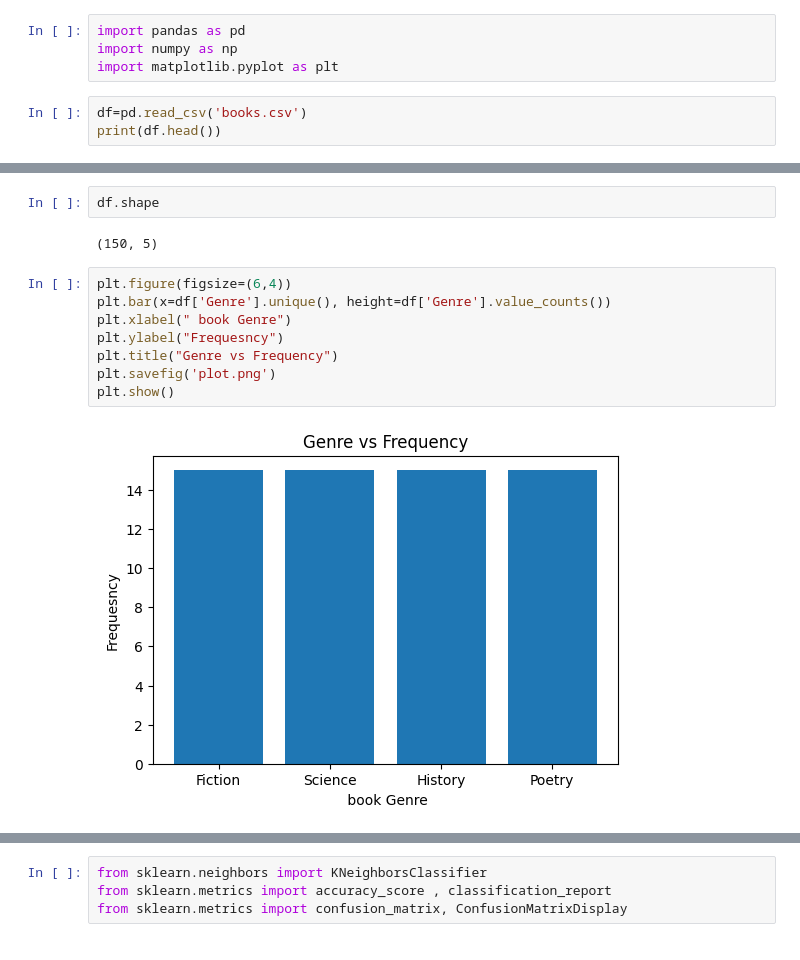
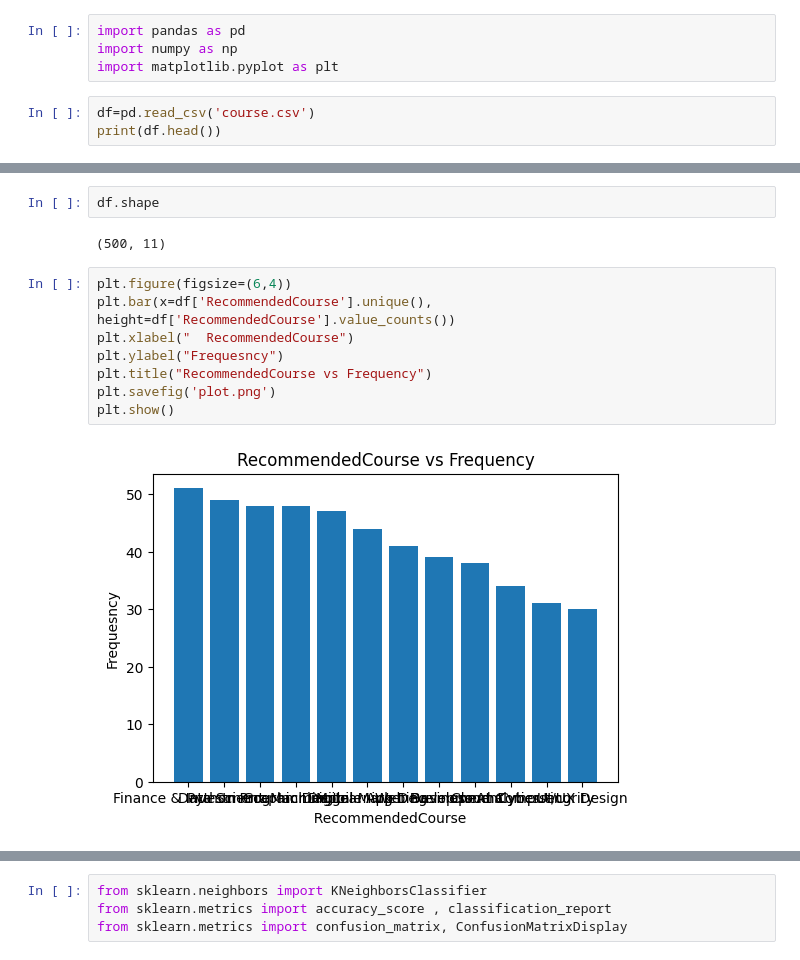
Before and after one commit to sumitrijal1/ai, a Jupyter notebook: lab1.ipynb, the cells around one changed output, grey strips where cells are left out. Saved outputs shown, nothing was run; the diff lists cells and outputs as text.

```diff
--- a/lab1.ipynb
+++ b/lab1.ipynb
@@ -3,6 +3,6 @@ import pandas as pd
 import numpy as np
 import matplotlib.pyplot as plt
 # %%
-df=pd.read_csv('books.csv')
+df=pd.read_csv('course.csv')
 print(df.head())
 # %% [output]
@@ -15,16 +29,16 @@ print(df.head())
 # %%
 df.shape
 # %% [output]
-(150, 5)
+(500, 11)
 # %%
 plt.figure(figsize=(6,4))
-plt.bar(x=df['Genre'].unique(), height=df['Genre'].value_counts())
-plt.xlabel(" book Genre")
+plt.bar(x=df['RecommendedCourse'].unique(), height=df['RecommendedCourse'].value_counts())
+plt.xlabel("  RecommendedCourse")
 plt.ylabel("Frequesncy")
-plt.title("Genre vs Frequency")
+plt.title("RecommendedCourse vs Frequency")
 plt.savefig('plot.png')
 plt.show()
 # %% [output]
-[figure, old version]
+[figure, new version]
 # %%
 plt.figure(figsize=(6,4))
```
Also changed, not shown: parts of 10 cells of this notebook, 11 other files.
